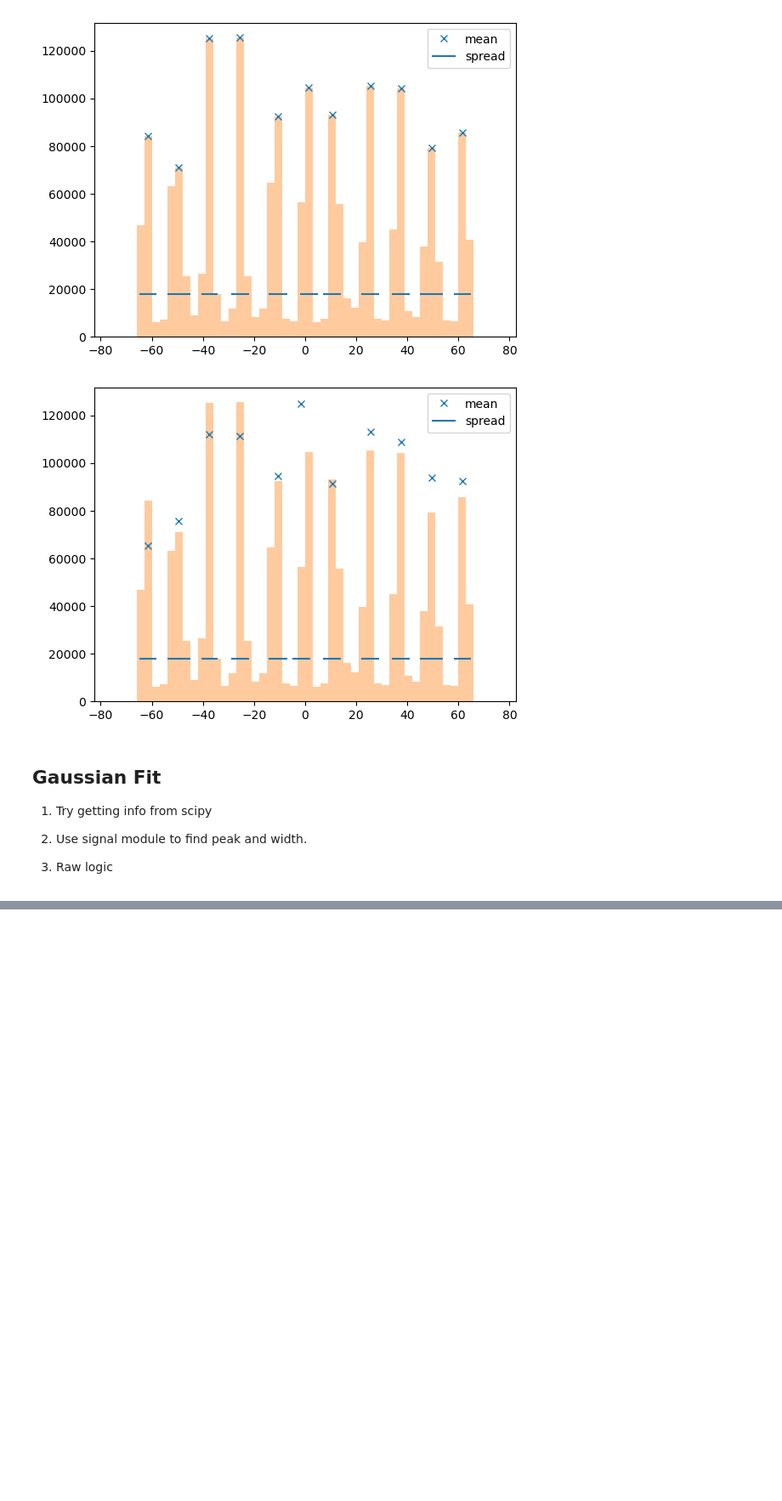
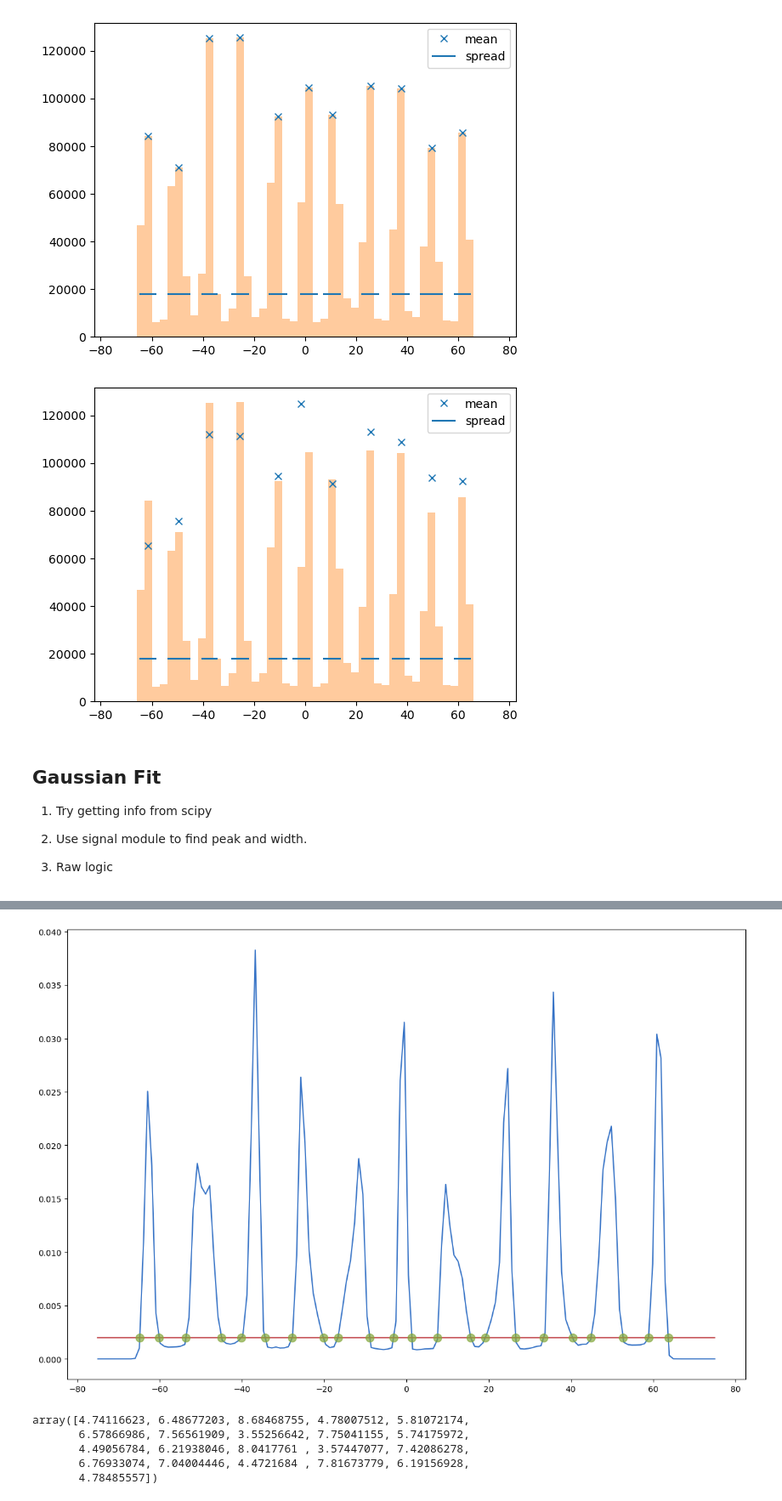
Before and after one commit to shanto268/CrateAnalysis, a Jupyter notebook: TDC_Study.ipynb, the cells around one changed output, grey strips where cells are left out. Shown at 85% size. Saved outputs shown, nothing was run; the diff lists cells and outputs as text; code cells hidden in the pictures; blank space fills up the shorter version.

```diff
--- a/TDC_Study.ipynb
+++ b/TDC_Study.ipynb
@@ -397,0 +438,51 @@ plt.show()
+# %%
+def getIntersections(t, curve1, curve2, doPlot=True):
+    intersections = []
+    xvals = []
+    prev_dif = 0
+    t0, prev_c1, prev_c2 = None, None, None
+    for t1, c1, c2 in zip(t, curve1, curve2):
+        new_dif = c2 - c1
+        if np.abs(new_dif) < 1e-12:  # found an exact zero, this is very unprobable
+            intersections.append((t1, c1))
+        elif new_dif * prev_dif < 0:
+            denom = prev_dif - new_dif
+            xvals.append((-new_dif * t0 + prev_dif * t1) / denom)
+            intersections.append(((-new_dif * t0 + prev_dif * t1) / denom,
+                                  (c1 * prev_c2 - c2 * prev_c1) / denom))
+        t0, prev_c1, prev_c2, prev_dif = t1, c1, c2, new_dif
+
+    if doPlot:
+        fig, ax = plt.subplots()
+        ax.plot(t, curve1, 'b-')
+        ax.plot(t, curve2, 'r-')
+        ax.plot(*zip(*intersections), 'go', alpha=0.7, ms=10)
+        plt.show()
+
+
+    return np.diff(xvals)
+# %%
+mdfo_calib.reload()
+mdfo_calib.keep4by4Events()
+
+data = mdfo_calib.get("diffL2")
+bandwidth = 0.009
+
+density1 = gaussian_kde(data, bw_method=bandwidth)
+xs = np.linspace(-75,75,150)
+
+t = xs
+curve1 = density1(xs)
+curve2 = len(curve1) * [0.002]
+
+vals = getIntersections(t, curve1, curve2)
+# %% [output]
+[figure, added]
+# %%
+vals
+# %% [output]
+array([4.74116623, 6.48677203, 8.68468755, 4.78007512, 5.81072174,
+       6.57866986, 7.56561909, 3.55256642, 7.75041155, 5.74175972,
+       4.49056784, 6.21938046, 8.0417761 , 3.57447077, 7.42086278,
+       6.76933074, 7.04004446, 4.4721684 , 7.81673779, 6.19156928,
+       4.78485557])
```
Also changed, not shown: parts of 5 cells of this notebook, 6 other files.
